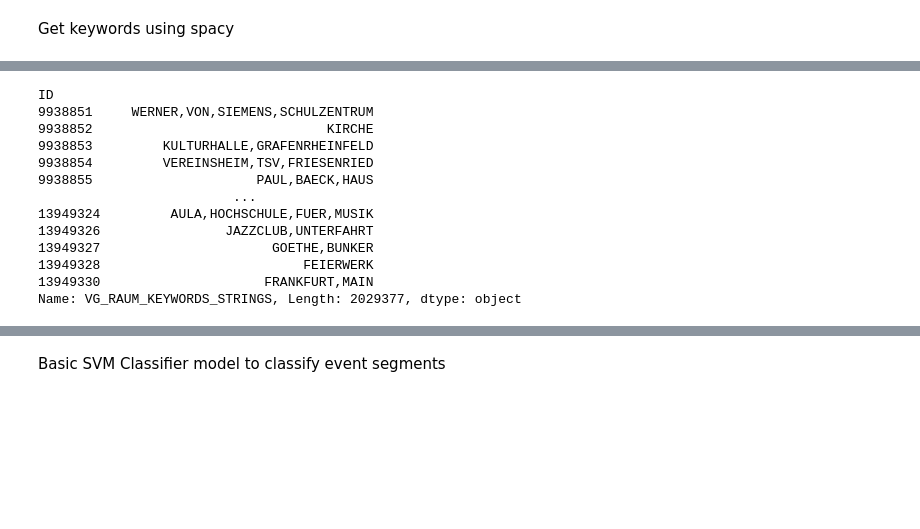
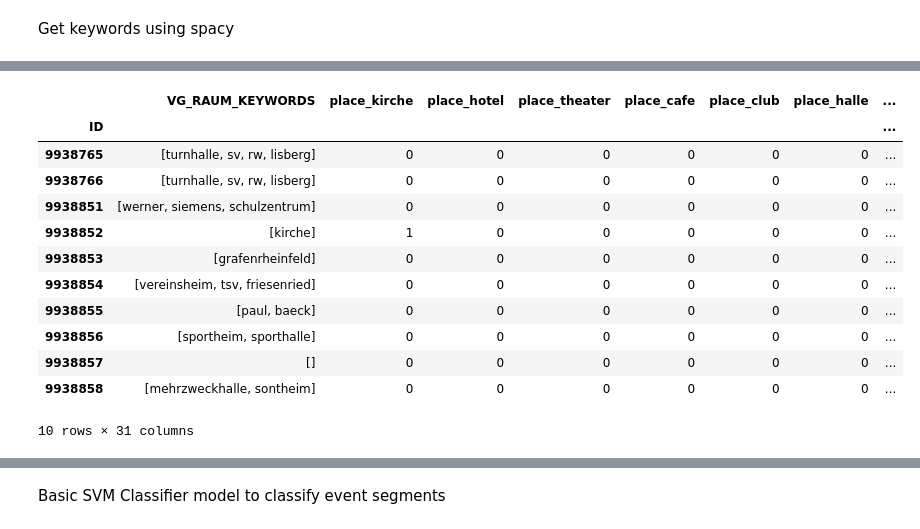
Before and after one commit to Saraavana/reclamation-processing, a Jupyter notebook: 00-Data-Exploration.ipynb, the cells around one changed output, grey strips where cells are left out. Saved outputs shown, nothing was run; the diff lists cells and outputs as text; code cells hidden in the pictures; blank space fills up the shorter version.

```diff
--- a/00-Data-Exploration.ipynb
+++ b/00-Data-Exploration.ipynb
@@ -376,18 +366,4 @@ def get_hotwords(text):
     return result
-# %%
-def get_keywords(text):
-    result = []
-    pos_tag = ['PROPN', 'NOUN', 'VERB']
-    # pos_tag = ['NOUN']
-    # doc = nlp(text.lower())
-    for token in doc:
-        if(token.text in nlp.Defaults.stop_words or token.text in punctuation):
-            continue
-        if(token.pos_ in pos_tag):
-            result.append(token.text)
-
-        # print(token.text, token.pos_,token.dep_)
-    return result
 # %%
 # len(joined_text_wo_stopwords)
 # %%
@@ -416,17 +380,24 @@ Name: VG_RAUM_KEYWORDS, Length: 2029377, dtype: object
-# %%
-allclaims_df['VG_RAUM_KEYWORDS_STRINGS'] = [','.join(map(str, l)) for l in allclaims_df['VG_RAUM_KEYWORDS']]
-print(allclaims_df['VG_RAUM_KEYWORDS_STRINGS'])
-# %% [output]
-ID
-9938851     WERNER,VON,SIEMENS,SCHULZENTRUM
-9938852                              KIRCHE
-9938853         KULTURHALLE,GRAFENRHEINFELD
-9938854         VEREINSHEIM,TSV,FRIESENRIED
-9938855                     PAUL,BAECK,HAUS
-                         ...
-13949324         AULA,HOCHSCHULE,FUER,MUSIK
-13949326                JAZZCLUB,UNTERFAHRT
-13949327                      GOETHE,BUNKER
-13949328                          FEIERWERK
-13949330                     FRANKFURT,MAIN
-Name: VG_RAUM_KEYWORDS_STRINGS, Length: 2029377, dtype: object
+# %%
+flat_list_vg_raum_keywords = [item for sublist in allclaims_df['VG_RAUM_KEYWORDS'] for item in sublist]
+fdist_vg_raum_keywords = FreqDist(flat_list_vg_raum_keywords)
+most_common_terms_vg_raum = [i[0] for i in fdist_vg_raum_keywords.most_common(30)]
+df_featurize_vg_raum_keywords = pd.DataFrame(allclaims_df['VG_RAUM_KEYWORDS'])
+
+for term in most_common_terms_vg_raum :
+    df_featurize_vg_raum_keywords['place_'+term]=df_featurize_vg_raum_keywords['VG_RAUM_KEYWORDS'].apply(lambda x: 1 if term in x else 0)
+
+display(df_featurize_vg_raum_keywords.head(10))
+# %% [output]
+|  | VG_RAUM_KEYWORDS | place_kirche | place_hotel | place_theater | place_cafe | place_club | place_halle | ... |
+| ID |  |  |  |  |  |  |  | ... |
+| 9938765 | [turnhalle, sv, rw, lisberg] | 0 | 0 | 0 | 0 | 0 | 0 | ... |
+| 9938766 | [turnhalle, sv, rw, lisberg] | 0 | 0 | 0 | 0 | 0 | 0 | ... |
+| 9938851 | [werner, siemens, schulzentrum] | 0 | 0 | 0 | 0 | 0 | 0 | ... |
+| 9938852 | [kirche] | 1 | 0 | 0 | 0 | 0 | 0 | ... |
+| 9938853 | [grafenrheinfeld] | 0 | 0 | 0 | 0 | 0 | 0 | ... |
+| 9938854 | [vereinsheim, tsv, friesenried] | 0 | 0 | 0 | 0 | 0 | 0 | ... |
+| 9938855 | [paul, baeck] | 0 | 0 | 0 | 0 | 0 | 0 | ... |
+| 9938856 | [sportheim, sporthalle] | 0 | 0 | 0 | 0 | 0 | 0 | ... |
+| 9938857 | [] | 0 | 0 | 0 | 0 | 0 | 0 | ... |
+| 9938858 | [mehrzweckhalle, sontheim] | 0 | 0 | 0 | 0 | 0 | 0 | ... |
+10 rows × 31 columns
```
Also changed, not shown: parts of 49 cells of this notebook.
